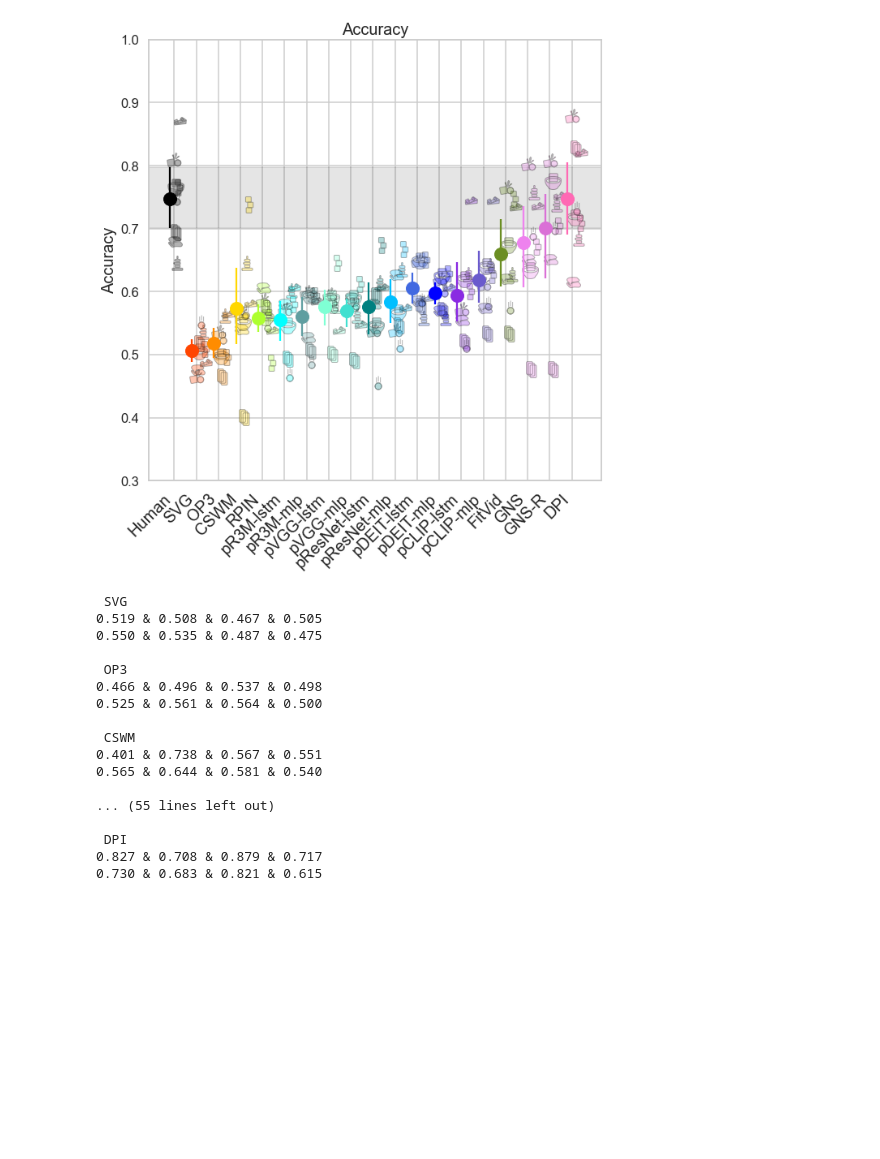
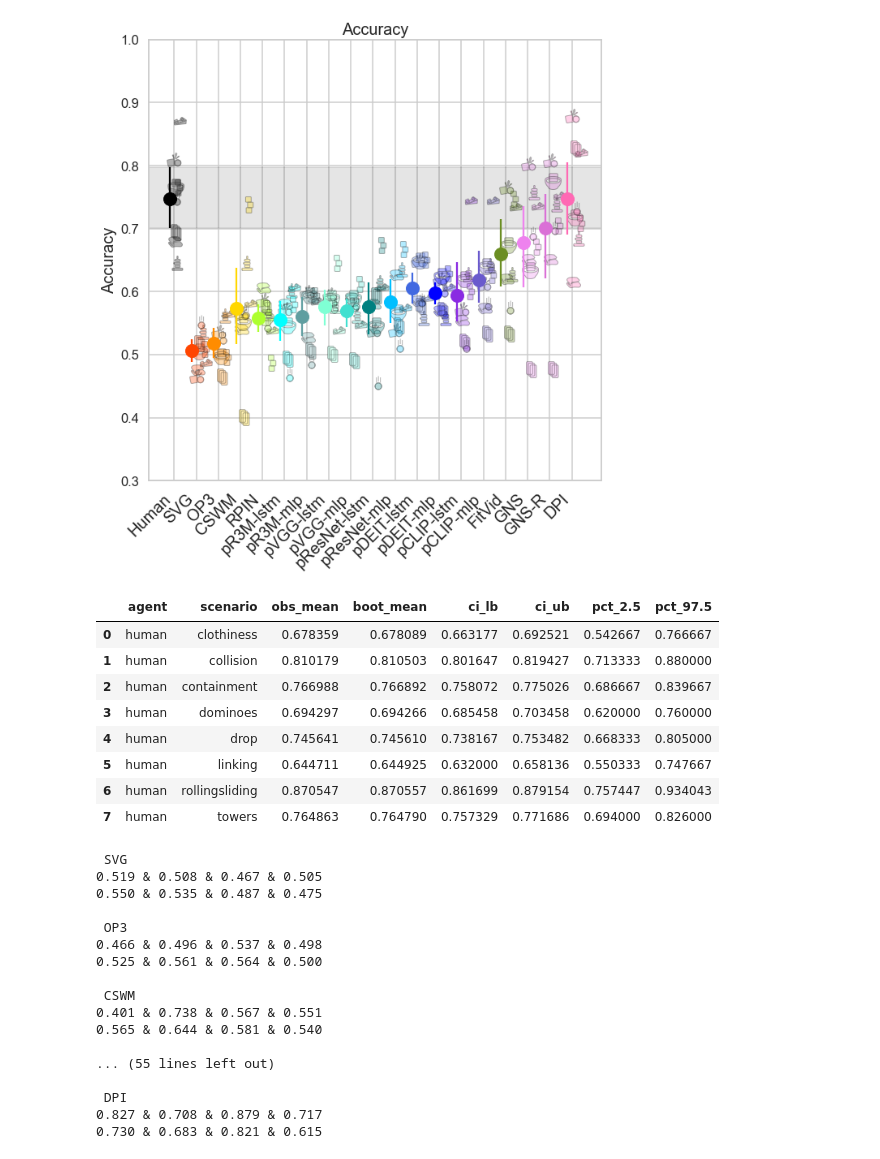
Before and after one commit to cogtoolslab/physics-benchmarking-neurips2021, a Jupyter notebook: analysis/paper_plots.ipynb, the cells around one changed output. Saved outputs shown, nothing was run; the diff lists cells and outputs as text; code cells hidden in the pictures; blank space fills up the shorter version.

```diff
--- a/analysis/paper_plots.ipynb
+++ b/analysis/paper_plots.ipynb
@@ -353,6 +353,18 @@ plt.savefig(os.path.join(plot_dir,"human_model_accuracy.pdf"),bbox_inches='tight
 plt.show()
 # %% [output]
 [figure]
+# %%
+AH
+# %% [output]
+|  | agent | scenario | obs_mean | boot_mean | ci_lb | ci_ub | pct_2.5 | pct_97.5 |
+| 0 | human | clothiness | 0.678359 | 0.678089 | 0.663177 | 0.692521 | 0.542667 | 0.766667 |
+| 1 | human | collision | 0.810179 | 0.810503 | 0.801647 | 0.819427 | 0.713333 | 0.880000 |
+| 2 | human | containment | 0.766988 | 0.766892 | 0.758072 | 0.775026 | 0.686667 | 0.839667 |
+| 3 | human | dominoes | 0.694297 | 0.694266 | 0.685458 | 0.703458 | 0.620000 | 0.760000 |
+| 4 | human | drop | 0.745641 | 0.745610 | 0.738167 | 0.753482 | 0.668333 | 0.805000 |
+| 5 | human | linking | 0.644711 | 0.644925 | 0.632000 | 0.658136 | 0.550333 | 0.747667 |
+| 6 | human | rollingsliding | 0.870547 | 0.870557 | 0.861699 | 0.879154 | 0.757447 | 0.934043 |
+| 7 | human | towers | 0.764863 | 0.764790 | 0.757329 | 0.771686 | 0.694000 | 0.826000 |
 # %%
 for x,(model,model_name) in enumerate(MODELS.items()):
     print('\n', model_name)
```
